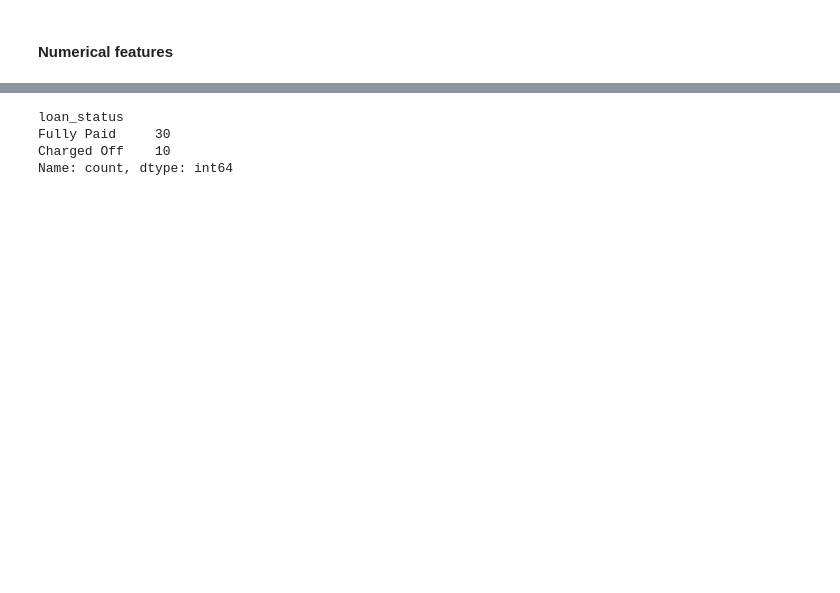
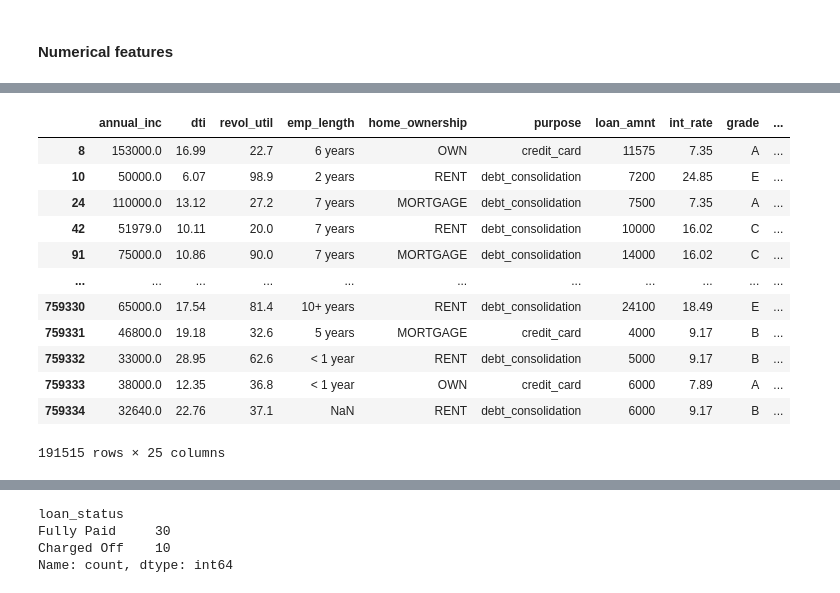
Before and after one commit to SenithDilitha/AIAndInnovation, a Jupyter notebook: LoanStatusPrediction/loan_status_prediction.ipynb, the cells around one changed output, grey strips where cells are left out. Saved outputs shown, nothing was run; the diff lists cells and outputs as text; code cells hidden in the pictures; blank space fills up the shorter version.

```diff
--- a/LoanStatusPrediction/loan_status_prediction.ipynb
+++ b/LoanStatusPrediction/loan_status_prediction.ipynb
@@ -200,0 +184,17 @@ df_modified.describe(include='all')
+# %%
+df_modified.drop(columns=['total_rec_prncp',
+                           'installment']);
+# %% [output]
+|  | annual_inc | dti | revol_util | emp_length | home_ownership | purpose | loan_amnt | int_rate | grade | ... |
+| 8 | 153000.0 | 16.99 | 22.7 | 6 years | OWN | credit_card | 11575 | 7.35 | A | ... |
+| 10 | 50000.0 | 6.07 | 98.9 | 2 years | RENT | debt_consolidation | 7200 | 24.85 | E | ... |
+| 24 | 110000.0 | 13.12 | 27.2 | 7 years | MORTGAGE | debt_consolidation | 7500 | 7.35 | A | ... |
+| 42 | 51979.0 | 10.11 | 20.0 | 7 years | RENT | debt_consolidation | 10000 | 16.02 | C | ... |
+| 91 | 75000.0 | 10.86 | 90.0 | 7 years | MORTGAGE | debt_consolidation | 14000 | 16.02 | C | ... |
+| ... | ... | ... | ... | ... | ... | ... | ... | ... | ... | ... |
+| 759330 | 65000.0 | 17.54 | 81.4 | 10+ years | RENT | debt_consolidation | 24100 | 18.49 | E | ... |
+| 759331 | 46800.0 | 19.18 | 32.6 | 5 years | MORTGAGE | credit_card | 4000 | 9.17 | B | ... |
+| 759332 | 33000.0 | 28.95 | 62.6 | < 1 year | RENT | debt_consolidation | 5000 | 9.17 | B | ... |
+| 759333 | 38000.0 | 12.35 | 36.8 | < 1 year | OWN | credit_card | 6000 | 7.89 | A | ... |
+| 759334 | 32640.0 | 22.76 | 37.1 | NaN | RENT | debt_consolidation | 6000 | 9.17 | B | ... |
+191515 rows × 25 columns
```
Also changed, not shown: parts of 21 cells of this notebook.
